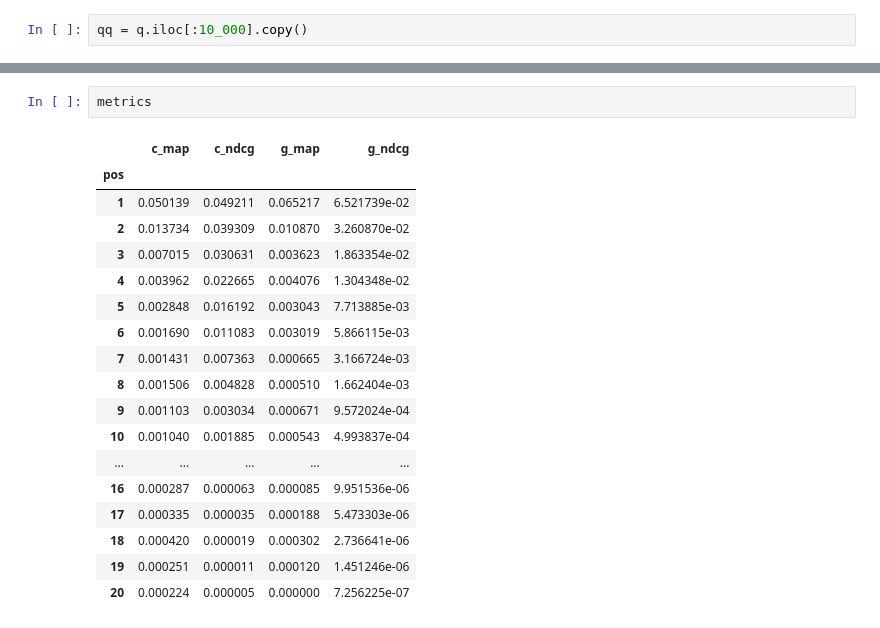
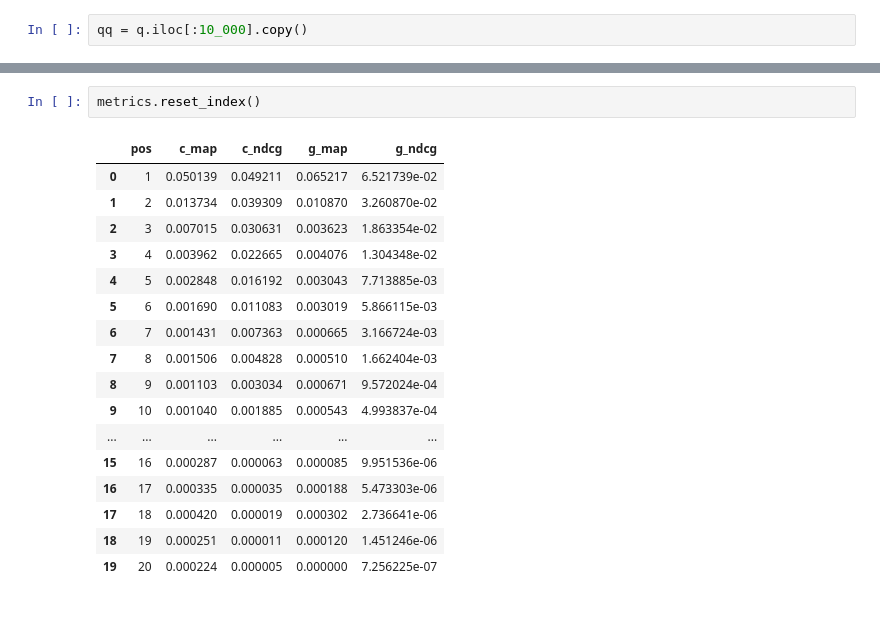
Before and after one commit to asy51/pareto, a Jupyter notebook: digi.ipynb, the cells around one changed output, grey strips where cells are left out. Drawn from its saved outputs; the diff is of its cells as text.

```diff
--- a/digi.ipynb
+++ b/digi.ipynb
@@ -151,23 +296,22 @@ qi
 | 191349 | 10006 | 8793 | 6102.0 | 830758 | 512 | 2016-02-04 | 201283,74039,2886,528876,535140 | ... |
 191350 rows × 24 columns
 # %%
-metrics
+metrics.reset_index()
 # %% [output]
-|  | c_map | c_ndcg | g_map | g_ndcg |
-| pos |  |  |  |  |
-| 1 | 0.050139 | 0.049211 | 0.065217 | 6.521739e-02 |
-| 2 | 0.013734 | 0.039309 | 0.010870 | 3.260870e-02 |
-| 3 | 0.007015 | 0.030631 | 0.003623 | 1.863354e-02 |
-| 4 | 0.003962 | 0.022665 | 0.004076 | 1.304348e-02 |
-| 5 | 0.002848 | 0.016192 | 0.003043 | 7.713885e-03 |
-| 6 | 0.001690 | 0.011083 | 0.003019 | 5.866115e-03 |
-| 7 | 0.001431 | 0.007363 | 0.000665 | 3.166724e-03 |
-| 8 | 0.001506 | 0.004828 | 0.000510 | 1.662404e-03 |
-| 9 | 0.001103 | 0.003034 | 0.000671 | 9.572024e-04 |
-| 10 | 0.001040 | 0.001885 | 0.000543 | 4.993837e-04 |
-| ... | ... | ... | ... | ... |
-| 16 | 0.000287 | 0.000063 | 0.000085 | 9.951536e-06 |
-| 17 | 0.000335 | 0.000035 | 0.000188 | 5.473303e-06 |
-| 18 | 0.000420 | 0.000019 | 0.000302 | 2.736641e-06 |
-| 19 | 0.000251 | 0.000011 | 0.000120 | 1.451246e-06 |
-| 20 | 0.000224 | 0.000005 | 0.000000 | 7.256225e-07 |
+|  | pos | c_map | c_ndcg | g_map | g_ndcg |
+| 0 | 1 | 0.050139 | 0.049211 | 0.065217 | 6.521739e-02 |
+| 1 | 2 | 0.013734 | 0.039309 | 0.010870 | 3.260870e-02 |
+| 2 | 3 | 0.007015 | 0.030631 | 0.003623 | 1.863354e-02 |
+| 3 | 4 | 0.003962 | 0.022665 | 0.004076 | 1.304348e-02 |
+| 4 | 5 | 0.002848 | 0.016192 | 0.003043 | 7.713885e-03 |
+| 5 | 6 | 0.001690 | 0.011083 | 0.003019 | 5.866115e-03 |
+| 6 | 7 | 0.001431 | 0.007363 | 0.000665 | 3.166724e-03 |
+| 7 | 8 | 0.001506 | 0.004828 | 0.000510 | 1.662404e-03 |
+| 8 | 9 | 0.001103 | 0.003034 | 0.000671 | 9.572024e-04 |
+| 9 | 10 | 0.001040 | 0.001885 | 0.000543 | 4.993837e-04 |
+| ... | ... | ... | ... | ... | ... |
+| 15 | 16 | 0.000287 | 0.000063 | 0.000085 | 9.951536e-06 |
+| 16 | 17 | 0.000335 | 0.000035 | 0.000188 | 5.473303e-06 |
+| 17 | 18 | 0.000420 | 0.000019 | 0.000302 | 2.736641e-06 |
+| 18 | 19 | 0.000251 | 0.000011 | 0.000120 | 1.451246e-06 |
+| 19 | 20 | 0.000224 | 0.000005 | 0.000000 | 7.256225e-07 |
```
Also changed, not shown: parts of 10 cells of this notebook, 2 other files.
